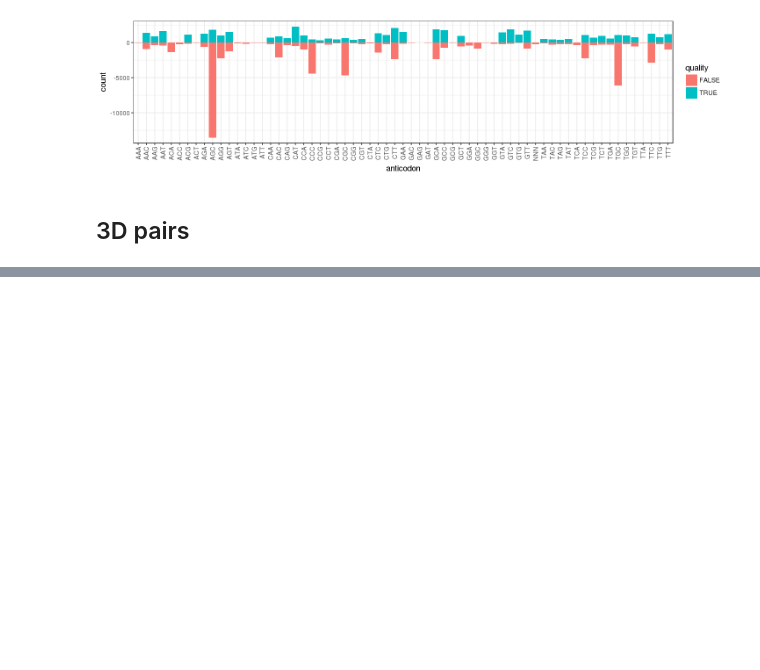
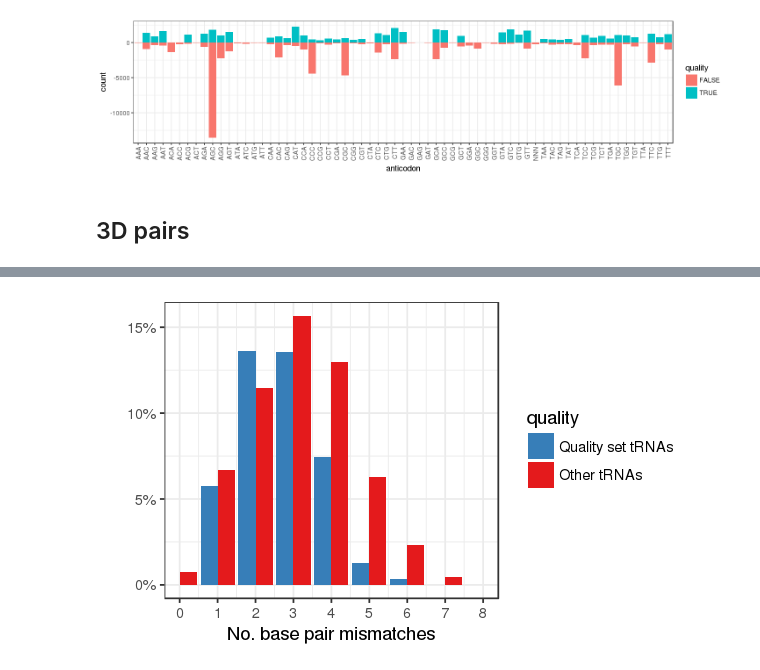
Before and after one commit to bylin/euk-features, a Jupyter notebook: notebooks/quality-set-IDEs.ipynb, the cells around one changed output, grey strips where cells are left out. Drawn from its saved outputs; the diff is of its cells as text; code cells hidden in the pictures; blank space fills up the shorter version.

```diff
--- a/notebooks/quality-set-IDEs.ipynb
+++ b/notebooks/quality-set-IDEs.ipynb
@@ -77,0 +98,17 @@ Warning message:
+# %%
+paired_positions = c('X2.71', 'X3.70', 'X4.69', 'X5.68', 'X6.67', 'X7.66', 'X10.25', 'X11.24', 'X12.23', 'X13.22', 'X27.43', 'X28.42', 'X29.41', 'X30.40', 'X31.39', 'X49.65', 'X50.64', 'X51.63', 'X52.62', 'X53.61')
+mm_pairs = c("A:A", "G:G", "C:C", "U:U", "A:G", "A:C", "C:A", "C:U", "G:A", "U:C")
+mismatched = identities %>% select(one_of("quality", paired_positions)) %>%
+  mutate(quality=ifelse(quality, "Quality set tRNAs", "Other tRNAs")) %>%
+  mutate(quality=factor(quality, levels=c("Quality set tRNAs", "Other tRNAs"))) %>%
+  rowwise() %>%
+  mutate(npairs=sum(c(X2.71 %in% mm_pairs), (X3.70 %in% mm_pairs), (X4.69 %in% mm_pairs), (X5.68 %in% mm_pairs), (X6.67 %in% mm_pairs), (X7.66 %in% mm_pairs), (X10.25 %in% mm_pairs), (X11.24 %in% mm_pairs), (X12.23 %in% mm_pairs), (X13.22 %in% mm_pairs), (X27.43 %in% mm_pairs), (X28.42 %in% mm_pairs), (X29.41 %in% mm_pairs), (X30.40 %in% mm_pairs), (X31.39 %in% mm_pairs), (X49.65 %in% mm_pairs), (X50.64 %in% mm_pairs), (X51.63 %in% mm_pairs), (X52.62 %in% mm_pairs), (X53.61 %in% mm_pairs)))
+# %%
+options(repr.plot.width=5, repr.plot.height=3)
+mismatched %>% ggplot() +
+  geom_bar(aes(x=npairs, y=(..count..)/sum(..count..), fill=quality), position='dodge') +
+  scale_x_continuous(limits=c(0, 8), breaks=c(0, 1, 2, 3, 4, 5, 6, 7, 8)) +
+  scale_y_continuous(labels=percent_format()) +
+  scale_fill_manual(values=rev(brewer.pal(3, "Set1")[1:2])) +
+  ylab("") + xlab("No. base pair mismatches")
+# %% [output]
@@ -77,0 +118 @@ Warning message:
+[figure, added]
```
Also changed, not shown: parts of 7 cells of this notebook.
